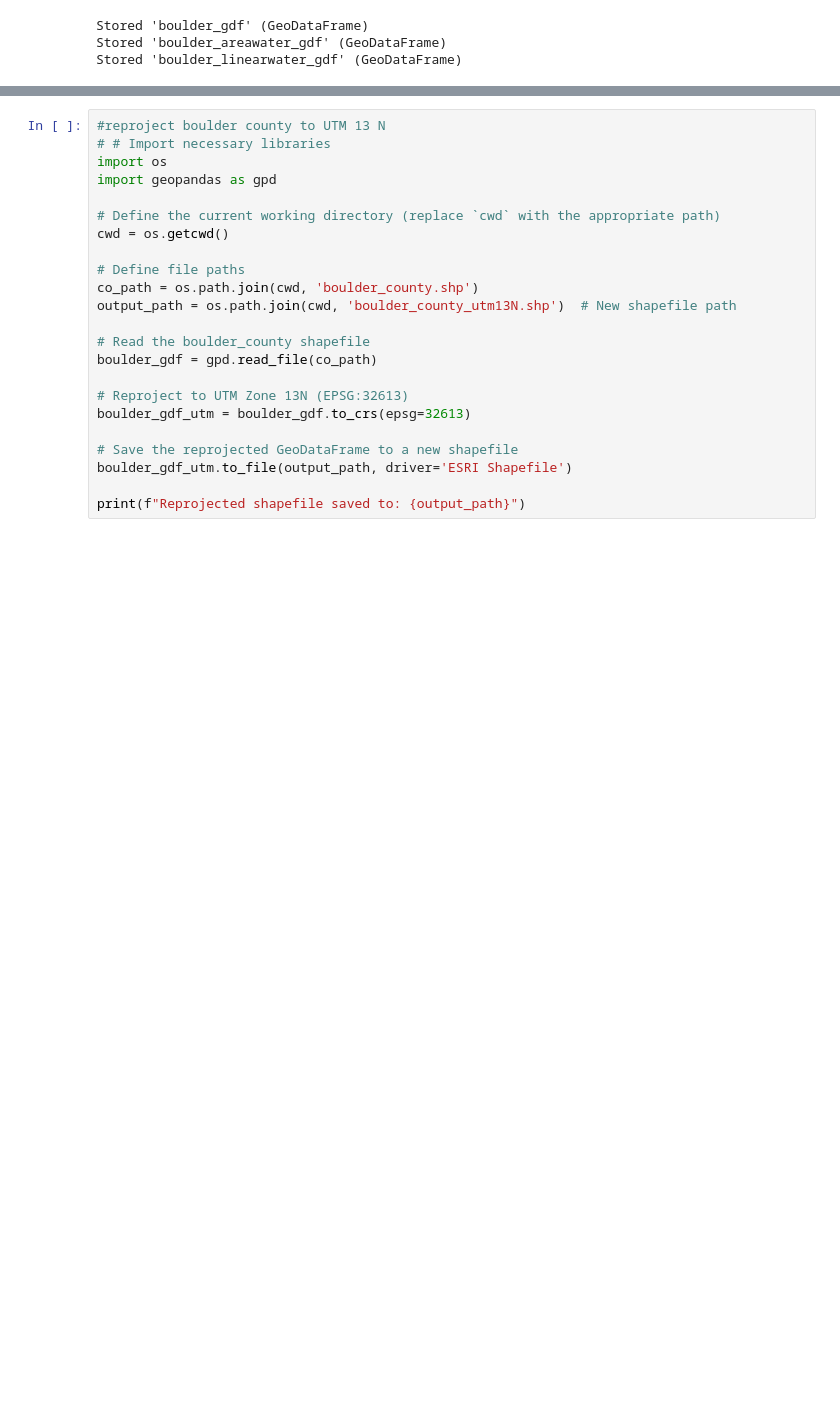
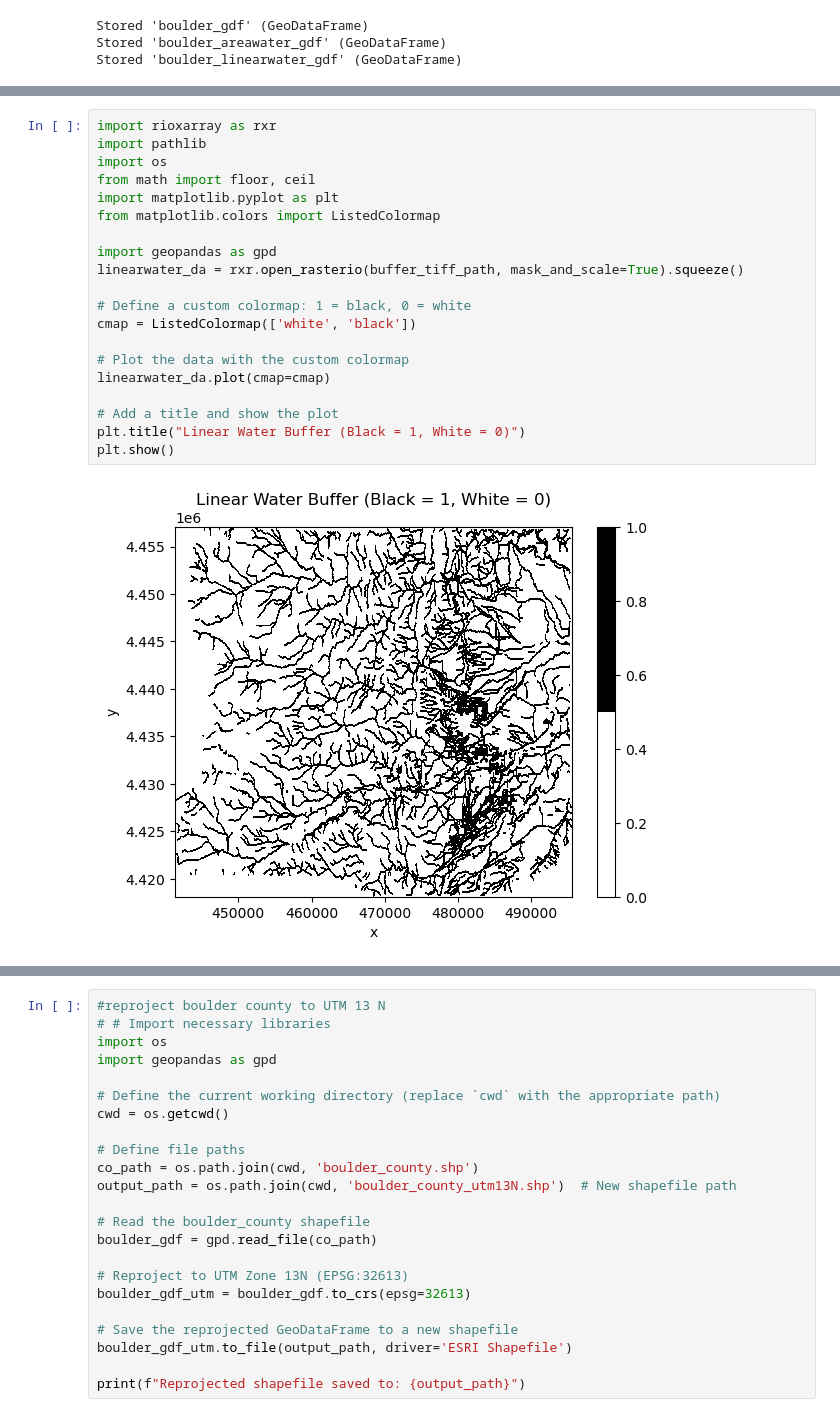
Before and after one commit to gpb3037/bluespruce, a Jupyter notebook: BoulderCountyVector.ipynb, the cells around one changed output, grey strips where cells are left out. Cells and saved outputs as stored; diff of their text form; blank space fills up the shorter version.

```diff
--- a/BoulderCountyVector.ipynb
+++ b/BoulderCountyVector.ipynb
@@ -259,0 +304,22 @@ Buffer shapefile saved to: c:\Users\gpaul\Documents\GitHub\bluespruce\linearwate
+# %%
+import rioxarray as rxr
+import pathlib
+import os
+from math import floor, ceil
+import matplotlib.pyplot as plt
+from matplotlib.colors import ListedColormap
+
+import geopandas as gpd
+linearwater_da = rxr.open_rasterio(buffer_tiff_path, mask_and_scale=True).squeeze()
+
+# Define a custom colormap: 1 = black, 0 = white
+cmap = ListedColormap(['white', 'black'])
+
+# Plot the data with the custom colormap
+linearwater_da.plot(cmap=cmap)
+
+# Add a title and show the plot
+plt.title("Linear Water Buffer (Black = 1, White = 0)")
+plt.show()
+# %% [output]
+[figure, added]
```
Also changed, not shown: parts of 3 cells of this notebook, 6 other files.
